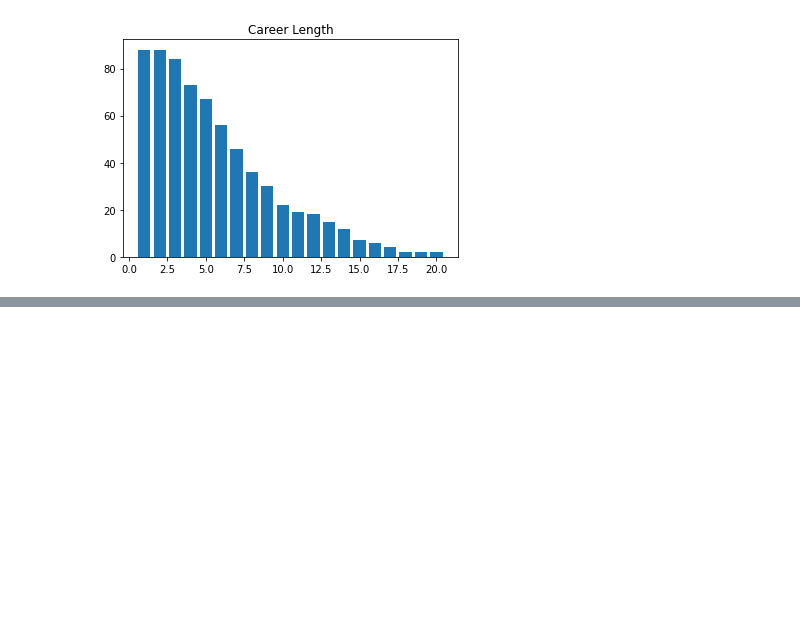
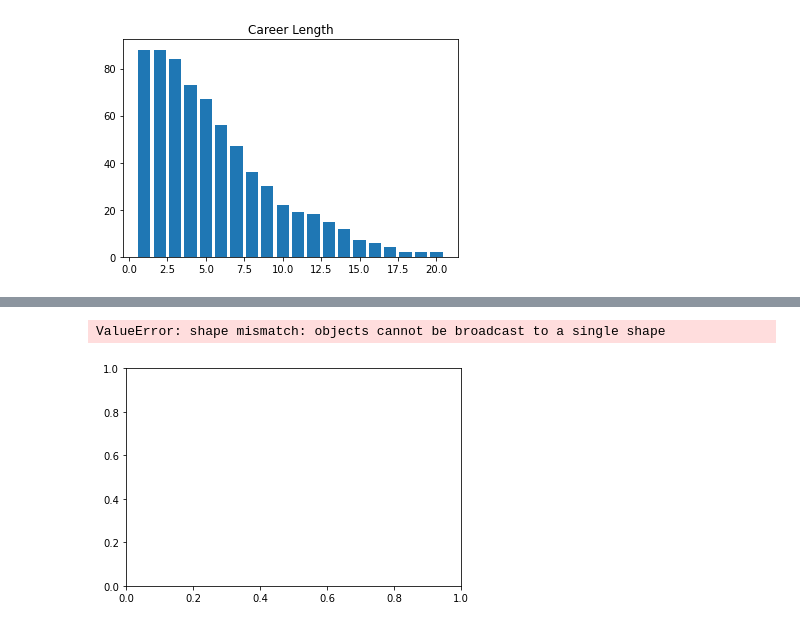
Before and after one commit to mikejackson35/mica_team, a Jupyter notebook: CC_QBDraftAnalysis.ipynb, the cells around one changed output, grey strips where cells are left out. Saved outputs shown, nothing was run; the diff lists cells and outputs as text; code cells hidden in the pictures; blank space fills up the shorter version.

```diff
--- a/CC_QBDraftAnalysis.ipynb
+++ b/CC_QBDraftAnalysis.ipynb
@@ -76,0 +156,14 @@ Text(0.5, 1.0, 'Career Length')
+# %%
+#Bar plot the QBs appeared vs never appeared and the percentage of each in separate bar
+Round=all_qb_by_round.index
+total_picks=len(all_qb_df.index)
+never=len(never_appeared.index)
+y=[never,total_picks]
+#Perc_by_round=round(all_qb_by_round['Year']/total_picks,2)
+plt.bar(Round,y)
+plt.title('Percentage of QBs Drafted by Round')
+plt.xlabel('Rounds')
+plt.ylabel('Percentage of QBs')
+# %% [output]
+ValueError: shape mismatch: objects cannot be broadcast to a single shape
+[figure, added]
```
Also changed, not shown: parts of 9 cells of this notebook, 4 other files.
